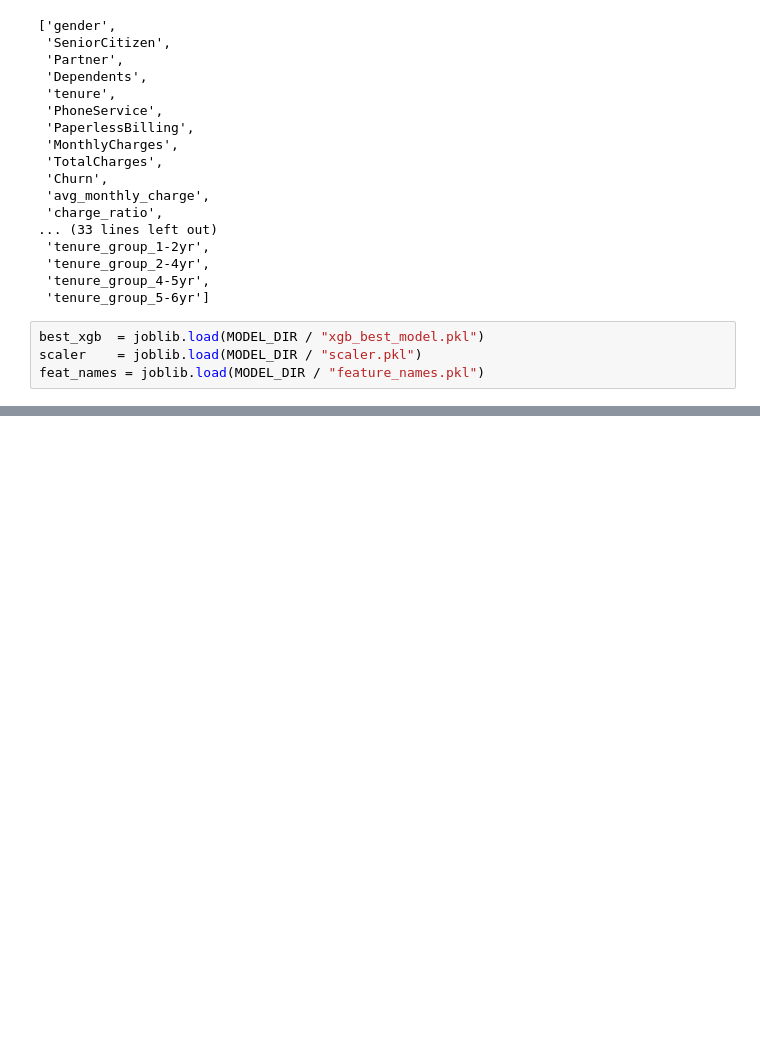
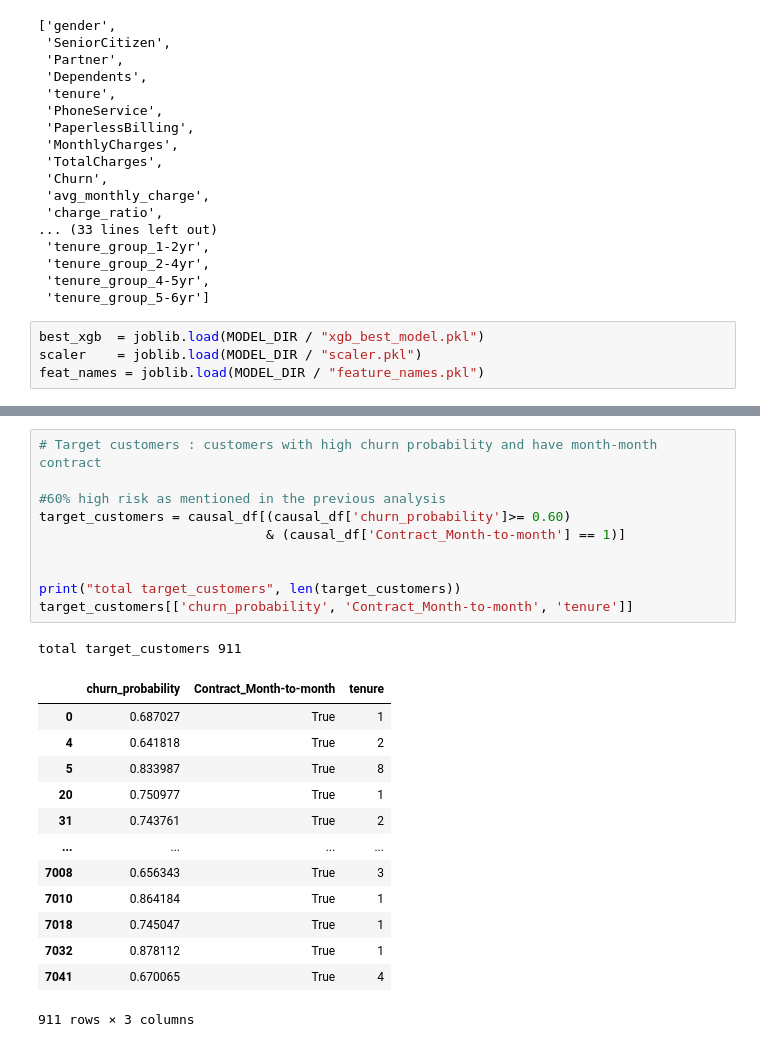
Before and after one commit to roynilakshi91/Customer_Retention_Intelligence_model_with_Demo, a Jupyter notebook: code/causal_inference.ipynb, the cells around one changed output, grey strips where cells are left out. Cells and saved outputs as stored; diff of their text form; blank space fills up the shorter version.

```diff
--- a/code/causal_inference.ipynb
+++ b/code/causal_inference.ipynb
@@ -79,0 +89,25 @@ causal_df['churn_probability'] = best_xgb.predict_proba(X_scaled_df)[:, 1]
+# %%
+# Target customers : customers with high churn probability and have month-month contract
+
+#60% high risk as mentioned in the previous analysis
+target_customers = causal_df[(causal_df['churn_probability']>= 0.60)
+                             & (causal_df['Contract_Month-to-month'] == 1)]
+
+
+print("total target_customers", len(target_customers))
+target_customers[['churn_probability', 'Contract_Month-to-month', 'tenure']]
+# %% [output]
+total target_customers 911
+|  | churn_probability | Contract_Month-to-month | tenure |
+| 0 | 0.687027 | True | 1 |
+| 4 | 0.641818 | True | 2 |
+| 5 | 0.833987 | True | 8 |
+| 20 | 0.750977 | True | 1 |
+| 31 | 0.743761 | True | 2 |
+| ... | ... | ... | ... |
+| 7008 | 0.656343 | True | 3 |
+| 7010 | 0.864184 | True | 1 |
+| 7018 | 0.745047 | True | 1 |
+| 7032 | 0.878112 | True | 1 |
+| 7041 | 0.670065 | True | 4 |
+911 rows × 3 columns
```
Also changed, not shown: parts of 56 cells of this notebook.
